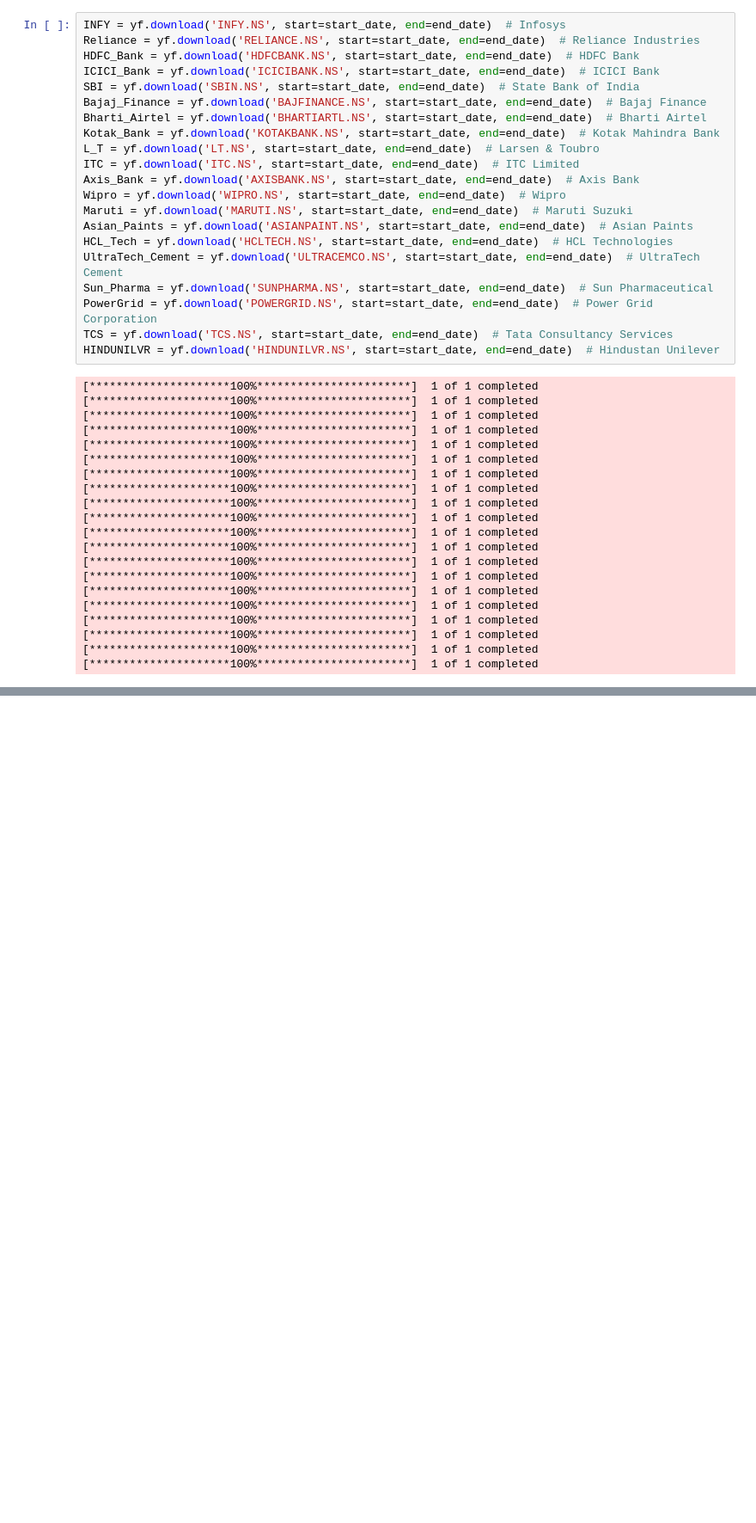
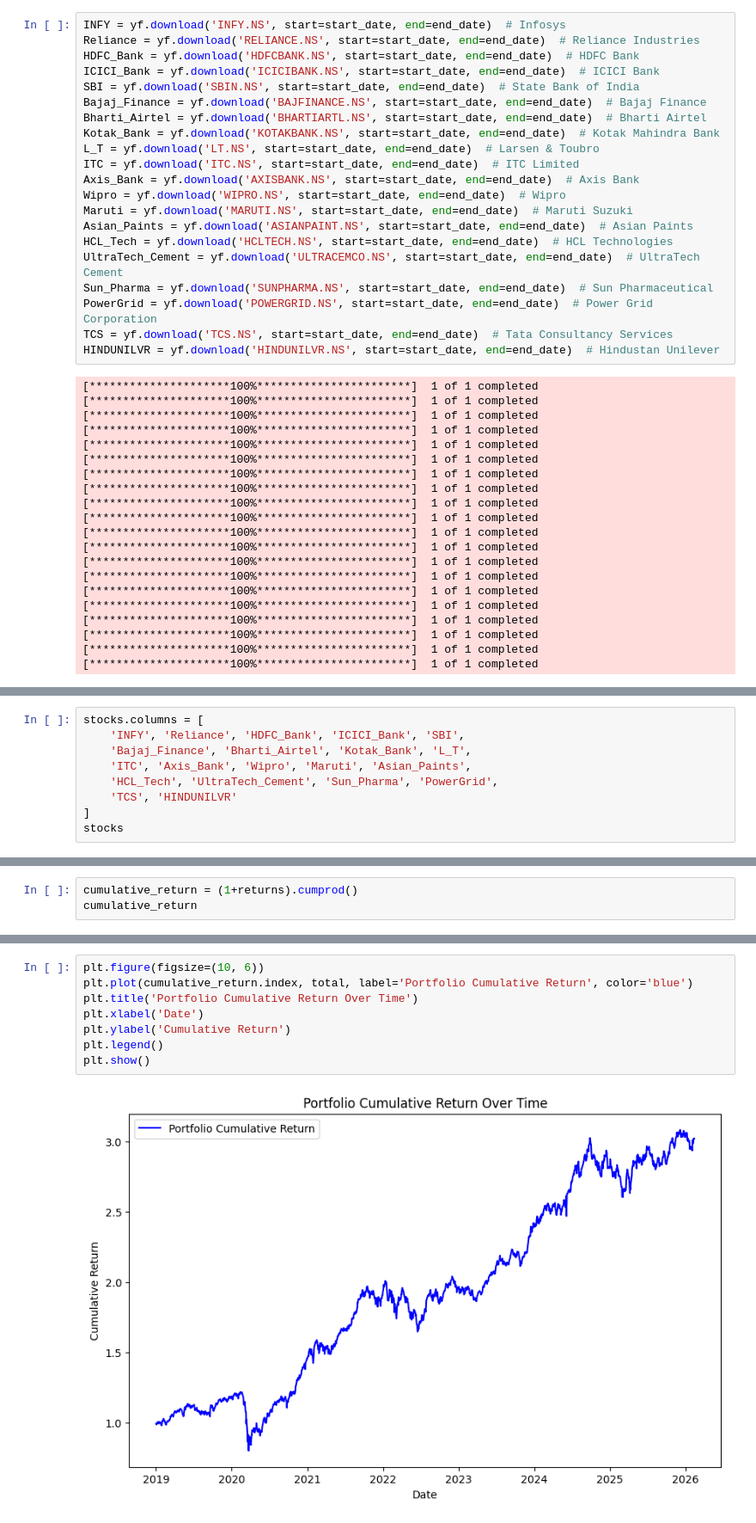
Before and after one commit to anujquants/portfolio-optimization-mpt, a Jupyter notebook: Portfolio_Optimization_Model.ipynb, the cells around one changed output, grey strips where cells are left out. Shown at 86% size. Saved outputs shown, nothing was run; the diff lists cells and outputs as text; blank space fills up the shorter version.

```diff
--- a/Portfolio_Optimization_Model.ipynb
+++ b/Portfolio_Optimization_Model.ipynb
@@ -311,0 +93,9 @@ array([0.001     , 0.001     , 0.07115645, 0.001     , 0.001     ,
+# %%
+stocks.columns = [
+    'INFY', 'Reliance', 'HDFC_Bank', 'ICICI_Bank', 'SBI',
+    'Bajaj_Finance', 'Bharti_Airtel', 'Kotak_Bank', 'L_T',
+    'ITC', 'Axis_Bank', 'Wipro', 'Maruti', 'Asian_Paints',
+    'HCL_Tech', 'UltraTech_Cement', 'Sun_Pharma', 'PowerGrid',
+    'TCS', 'HINDUNILVR'
+]
+stocks
@@ -311,0 +136,3 @@ array([0.001     , 0.001     , 0.07115645, 0.001     , 0.001     ,
+# %%
+cumulative_return = (1+returns).cumprod()
+cumulative_return
@@ -311,0 +240,10 @@ array([0.001     , 0.001     , 0.07115645, 0.001     , 0.001     ,
+# %%
+plt.figure(figsize=(10, 6))
+plt.plot(cumulative_return.index, total, label='Portfolio Cumulative Return', color='blue')
+plt.title('Portfolio Cumulative Return Over Time')
+plt.xlabel('Date')
+plt.ylabel('Cumulative Return')
+plt.legend()
+plt.show()
+# %% [output]
+[figure, added]
```
Also changed, not shown: parts of 44 cells of this notebook.
